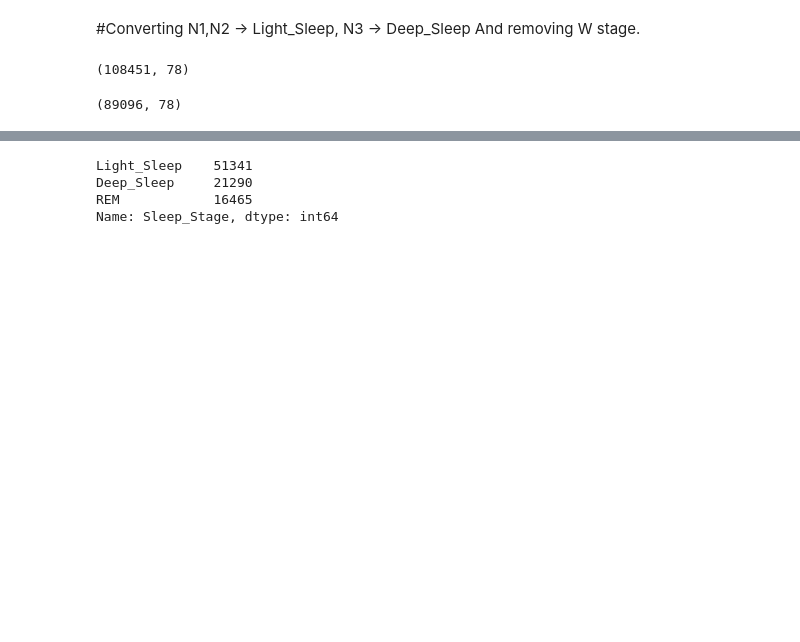
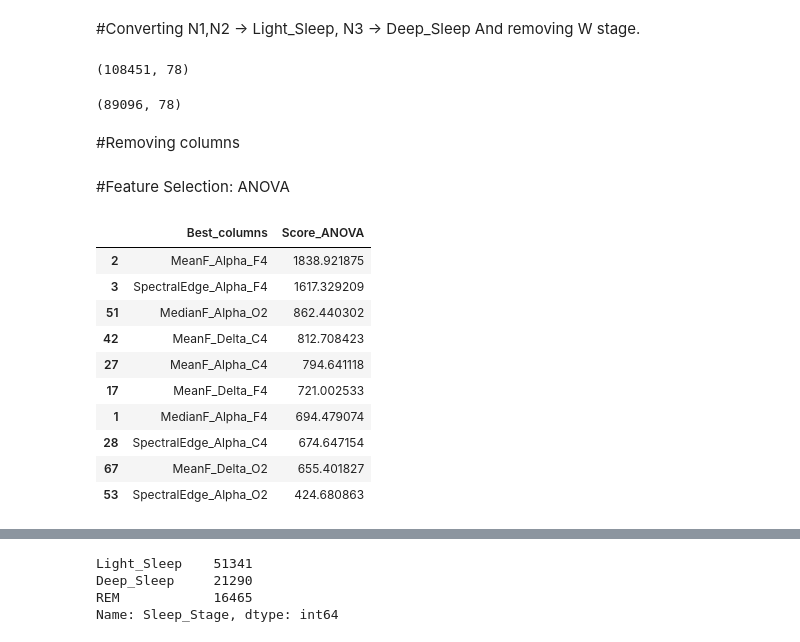
Before and after one commit to FahmidaNourin/CSE445_Machine_Learning, a Jupyter notebook: Project_Initial.ipynb, the cells around one changed output, grey strips where cells are left out. Drawn from its saved outputs; the diff is of its cells as text; code cells hidden in the pictures; blank space fills up the shorter version.

```diff
--- a/Project_Initial.ipynb
+++ b/Project_Initial.ipynb
@@ -63,6 +63,46 @@ df.drop(df.index[df['Sleep_Stage'] == "W"], inplace = True)
 df.shape
 # %% [output]
 (89096, 78)
+# %% [markdown]
+#Removing columns
 # %%
 df = df.loc[:,df.columns != "Subject"]
 df = df.loc[:,df.columns != "Epoch"]
+# %% [markdown]
+#Feature Selection: ANOVA
+# %%
+
+
+
+from sklearn.datasets import make_classification
+from sklearn.feature_selection import SelectKBest
+from sklearn.feature_selection import f_classif
+import pandas as pd
+
+X = df.loc[:,df.columns != "Sleep_Stage"]
+y = df["Sleep_Stage"]
+
+fs = SelectKBest(score_func=f_classif, k=5)
+fit = fs.fit(X,y)
+dfscores = pd.DataFrame(fit.scores_)
+dfcolumns = pd.DataFrame(X.columns)
+
+featureScores = pd.concat([dfcolumns,dfscores],axis=1)
+
+featureScores.columns = ['Best_columns','Score_ANOVA']
+
+lyst = featureScores.nlargest(10,'Score_ANOVA')
+# %%
+lyst
+# %% [output]
+|  | Best_columns | Score_ANOVA |
+| 2 | MeanF_Alpha_F4 | 1838.921875 |
+| 3 | SpectralEdge_Alpha_F4 | 1617.329209 |
+| 51 | MedianF_Alpha_O2 | 862.440302 |
+| 42 | MeanF_Delta_C4 | 812.708423 |
+| 27 | MeanF_Alpha_C4 | 794.641118 |
+| 17 | MeanF_Delta_F4 | 721.002533 |
+| 1 | MedianF_Alpha_F4 | 694.479074 |
+| 28 | SpectralEdge_Alpha_C4 | 674.647154 |
+| 67 | MeanF_Delta_O2 | 655.401827 |
+| 53 | SpectralEdge_Alpha_O2 | 424.680863 |
```
Also changed, not shown: parts of 22 cells of this notebook.
